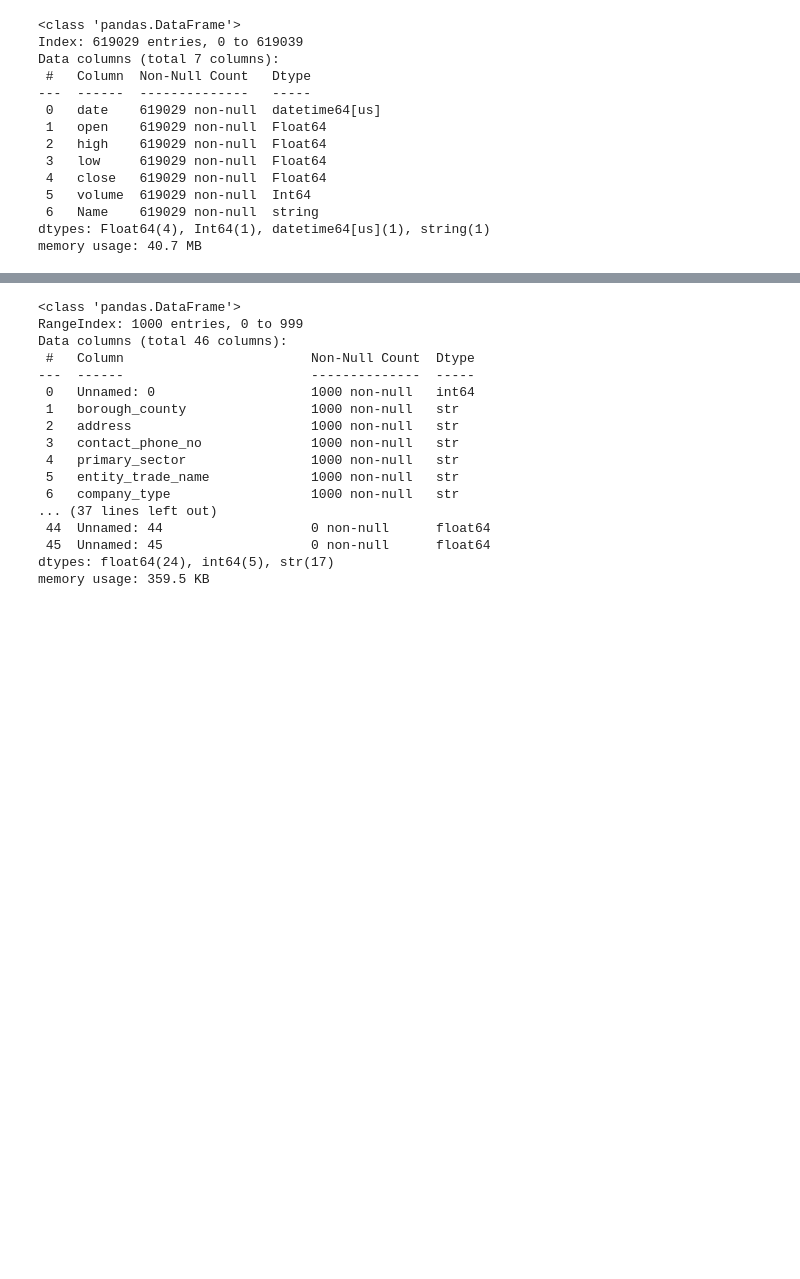
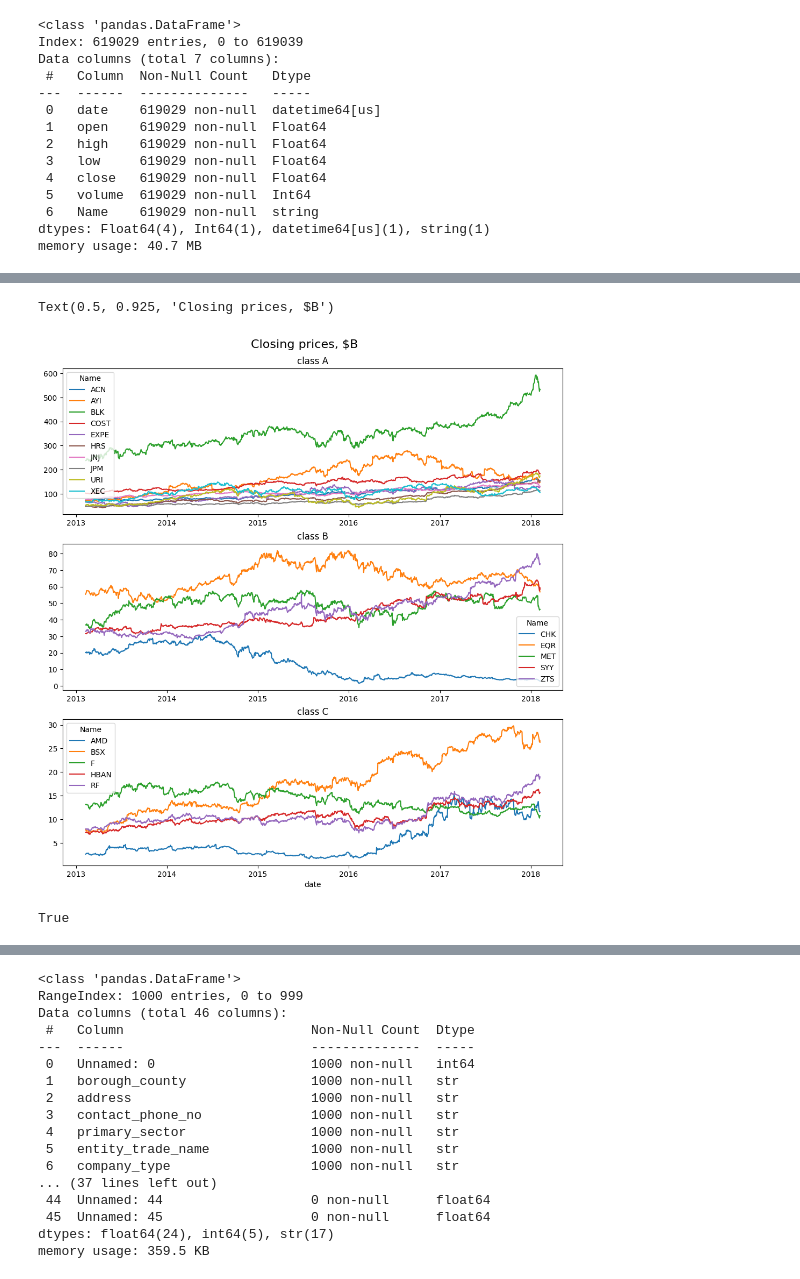
Before and after one commit to floatn/QML-for-finance, a Jupyter notebook: qml_code.ipynb, the cells around one changed output, grey strips where cells are left out. Cells and saved outputs as stored; diff of their text form; code cells hidden in the pictures; blank space fills up the shorter version.

```diff
--- a/qml_code.ipynb
+++ b/qml_code.ipynb
@@ -150,0 +153,31 @@ plt.axvline(x=100, color='green', linestyle='--')
+# %%
+# Попробуем использовать для исследования только полные данные.
+dates = pf20_df['date'].sort_values().unique()
+pf_df = pf_df.groupby(['Name']).filter(lambda x: x['date'].count() == len(dates))
+high_max = pf_df[['high', 'Name']].groupby(['Name']).max()
+pf_df1 = high_max[high_max['high'] <= 30].sample(5, random_state=1)
+pf_df2 = high_max[high_max['high'].between(30, 100, inclusive='right')].sample(5, random_state=1)
+pf_df3 = high_max[high_max['high'] > 100].sample(10, random_state=1)
+pf20_df = pf_df[pf_df['Name'].isin(pf_df1.index)]
+pf20_df['class'] = 'C'
+pf20_df = pd.concat([pf20_df, pf_df[pf_df['Name'].isin(pf_df2.index)]], ignore_index=True).fillna('B')
+pf20_df = pd.concat([pf20_df, pf_df[pf_df['Name'].isin(pf_df3.index)]], ignore_index=True).fillna('A')
+# %%
+fig, ax = plt.subplots(3, 1, figsize=(12, 12))
+sns.lineplot(data=pf20_df[pf20_df['class'] == 'A'], x='date', y='close', hue='Name', ax=ax[0]).set(xlabel=None, ylabel=None, title='class A')
+sns.lineplot(data=pf20_df[pf20_df['class'] == 'B'], x='date', y='close', hue='Name', ax=ax[1]).set(xlabel=None, ylabel=None, title='class B')
+sns.lineplot(data=pf20_df[pf20_df['class'] == 'C'], x='date', y='close', hue='Name', ax=ax[2]).set(ylabel=None, title='class C')
+fig.suptitle('Closing prices, $B', fontsize=16, y=0.925)
+#g = sns.FacetGrid(pf20_df.sort_values('class'), row='class', aspect=4.)
+#g.map(sns.lineplot, 'date', 'high', 'Name')
+#g.add_legend()
+# %% [output]
+Text(0.5, 0.925, 'Closing prices, $B')
+[figure, added]
+# %%
+date80 = dates[int(0.8*len(dates))]
+pf20train_df = pf20_df[pf20_df['date'] <= date80]
+pf20test_df = pf20_df[pf20_df['date'] > date80]
+len(pf20train_df) + len(pf20test_df) == len(pf20_df)
+# %% [output]
+True
```
Also changed, not shown: parts of 16 cells of this notebook.
